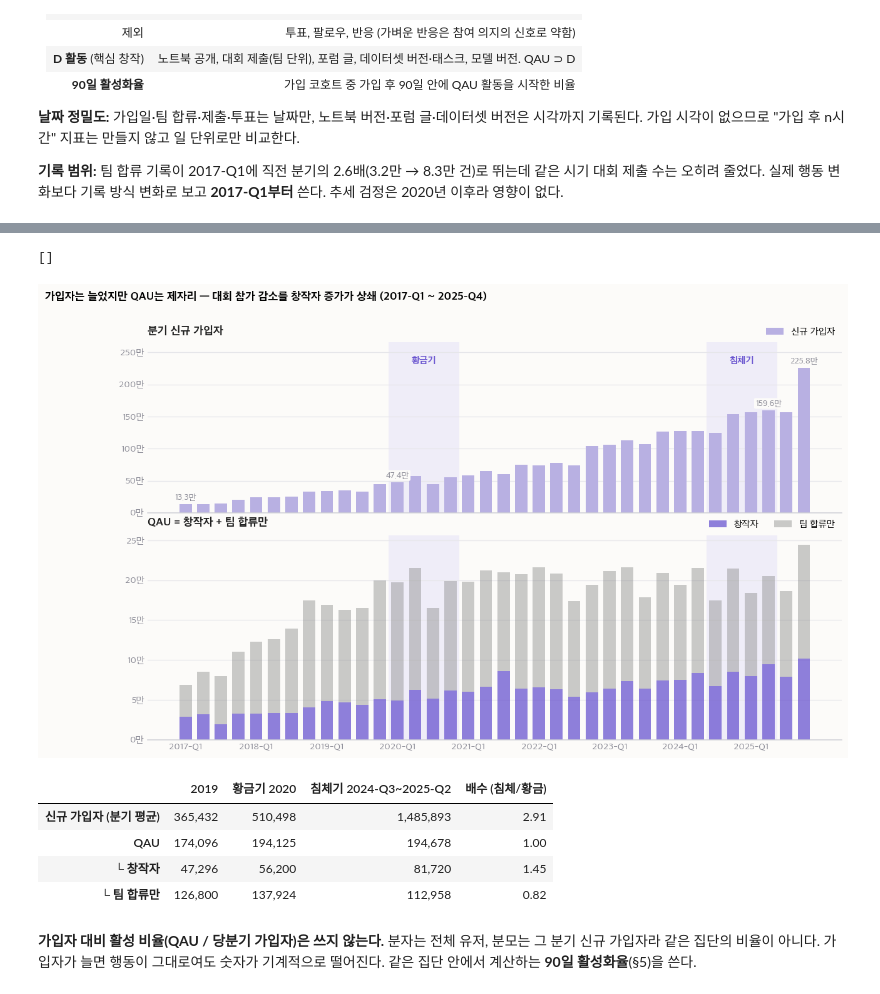
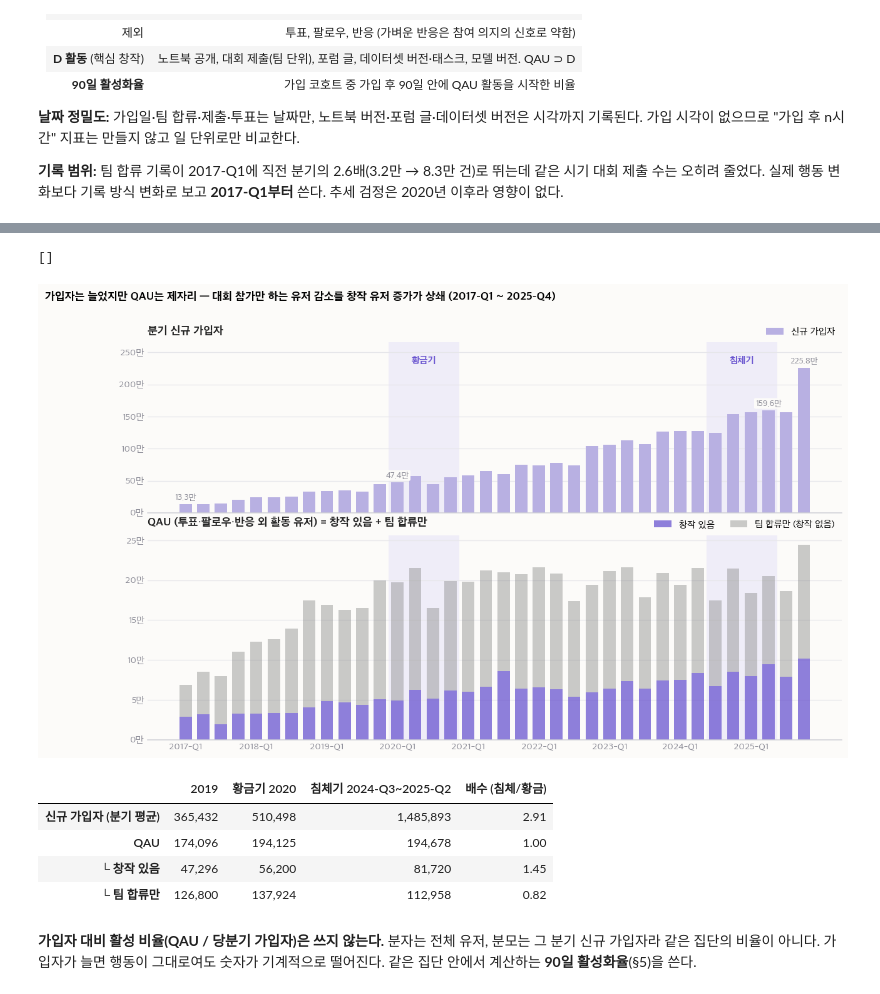
Before and after one commit to HyeonB123/kaggle-growth-diagnosis, a Jupyter notebook: notebooks/01_problem_definition.ipynb, the cells around one changed output, grey strips where cells are left out. Drawn from its saved outputs; the diff is of its cells as text; code cells hidden in the pictures.

```diff
--- a/notebooks/01_problem_definition.ipynb
+++ b/notebooks/01_problem_definition.ipynb
@@ -75,24 +77,24 @@ QAU를 **창작자**(창작 활동이 1번이라도 있는 유저)와 **팀 합
 # %%
 x = np.arange(len(q)); lab = q.index.tolist()
 g0, g1, s0, s1 = lab.index("2020-Q1"), lab.index("2020-Q4"), lab.index("2024-Q3"), lab.index("2025-Q2")
 fig, (a1, a2) = vs.stacked_panels(height_ratios=(1, 1.2), figsize=(13, 7.5))
 for ax in (a1, a2):
     vs.shade(ax, g0, g1, label="황금기" if ax is a1 else None)
     vs.shade(ax, s0, s1, label="침체기" if ax is a1 else None)
 a1.bar(x, q.new_users, color=vs.LAVENDER, width=0.7, label="신규 가입자")
 vs.label_bars(a1, [b for i, b in enumerate(a1.patches[-len(x):]) if i in (0, g0, s1, len(x) - 1)], fmt=vs.fmt_man)
 vs.yfmt(a1, lambda v: f"{v/1e4:.0f}만"); vs.panel_title(a1, "분기 신규 가입자")
-b1 = a2.bar(x, q.qau_creators, color=vs.PURPLE, alpha=0.75, width=0.7, label="창작자")
-a2.bar(x, q.qau_team_only, bottom=q.qau_creators, color=vs.GRAY, alpha=0.45, width=0.7, label="팀 합류만")
-vs.yfmt(a2, lambda v: f"{v/1e4:.0f}만"); vs.panel_title(a2, "QAU = 창작자 + 팀 합류만")
+b1 = a2.bar(x, q.qau_creators, color=vs.PURPLE, alpha=0.75, width=0.7, label="창작 있음")
+a2.bar(x, q.qau_team_only, bottom=q.qau_creators, color=vs.GRAY, alpha=0.45, width=0.7, label="팀 합류만 (창작 없음)")
+vs.yfmt(a2, lambda v: f"{v/1e4:.0f}만"); vs.panel_title(a2, "QAU (투표·팔로우·반응 외 활동 유저) = 창작 있음 + 팀 합류만")
 a2.set_xticks(x[::4]); a2.set_xticklabels(lab[::4])
 vs.legend_top_right(a1); vs.legend_top_right(a2)
-fig.suptitle("가입자는 늘었지만 QAU는 제자리 — 대회 참가 감소를 창작자 증가가 상쇄 (2017-Q1 ~ 2025-Q4)", x=0.01, ha="left", fontweight="bold")
+fig.suptitle("가입자는 늘었지만 QAU는 제자리 — 대회 참가만 하는 유저 감소를 창작 유저 증가가 상쇄 (2017-Q1 ~ 2025-Q4)", x=0.01, ha="left", fontweight="bold")
 fig.savefig(f"{FIG}/01_signups_vs_qau.png", dpi=120, bbox_inches="tight")
 print(vs.check_overlaps(fig))
 # %% [output]
 []
-[figure, old version]
+[figure, new version]
 # %%
 def period_mean(df, idx): return df.loc[idx].mean()
 cols = ["new_users", "qau", "qau_creators", "qau_team_only"]
@@ -100,13 +102,13 @@ comp = pd.DataFrame({"2019": period_mean(q[cols], [f"2019-Q{i}" for i in range(1
                      "황금기 2020": period_mean(q[cols], GOLDEN_Q),
                      "침체기 2024-Q3~2025-Q2": period_mean(q[cols], STAG_Q)})
 comp["배수 (침체/황금)"] = (comp.iloc[:, 2] / comp.iloc[:, 1]).round(2)
-comp.index = ["신규 가입자 (분기 평균)", "QAU", "└ 창작자", "└ 팀 합류만"]
+comp.index = ["신규 가입자 (분기 평균)", "QAU", "└ 창작 있음", "└ 팀 합류만"]
 comp.style.format({c: "{:,.0f}" for c in comp.columns[:3]} | {"배수 (침체/황금)": "{:.2f}"})
 # %% [output]
 |  | 2019 | 황금기 2020 | 침체기 2024-Q3~2025-Q2 | 배수 (침체/황금) |
 | 신규 가입자 (분기 평균) | 365,432 | 510,498 | 1,485,893 | 2.91 |
 | QAU | 174,096 | 194,125 | 194,678 | 1.00 |
-| └ 창작자 | 47,296 | 56,200 | 81,720 | 1.45 |
+| └ 창작 있음 | 47,296 | 56,200 | 81,720 | 1.45 |
 | └ 팀 합류만 | 126,800 | 137,924 | 112,958 | 0.82 |
 # %% [markdown]
 **가입자 대비 활성 비율(QAU / 당분기 가입자)은 쓰지 않는다.** 분자는 전체 유저, 분모는 그 분기 신규 가입자라 같은 집단의 비율이 아니다. 가입자가 늘면 행동이 그대로여도 숫자가 기계적으로 떨어진다. 같은 집단 안에서 계산하는 **90일 활성화율**(§5)을 쓴다.
```
Also changed, not shown: parts of 6 cells of this notebook, 2 other files.
